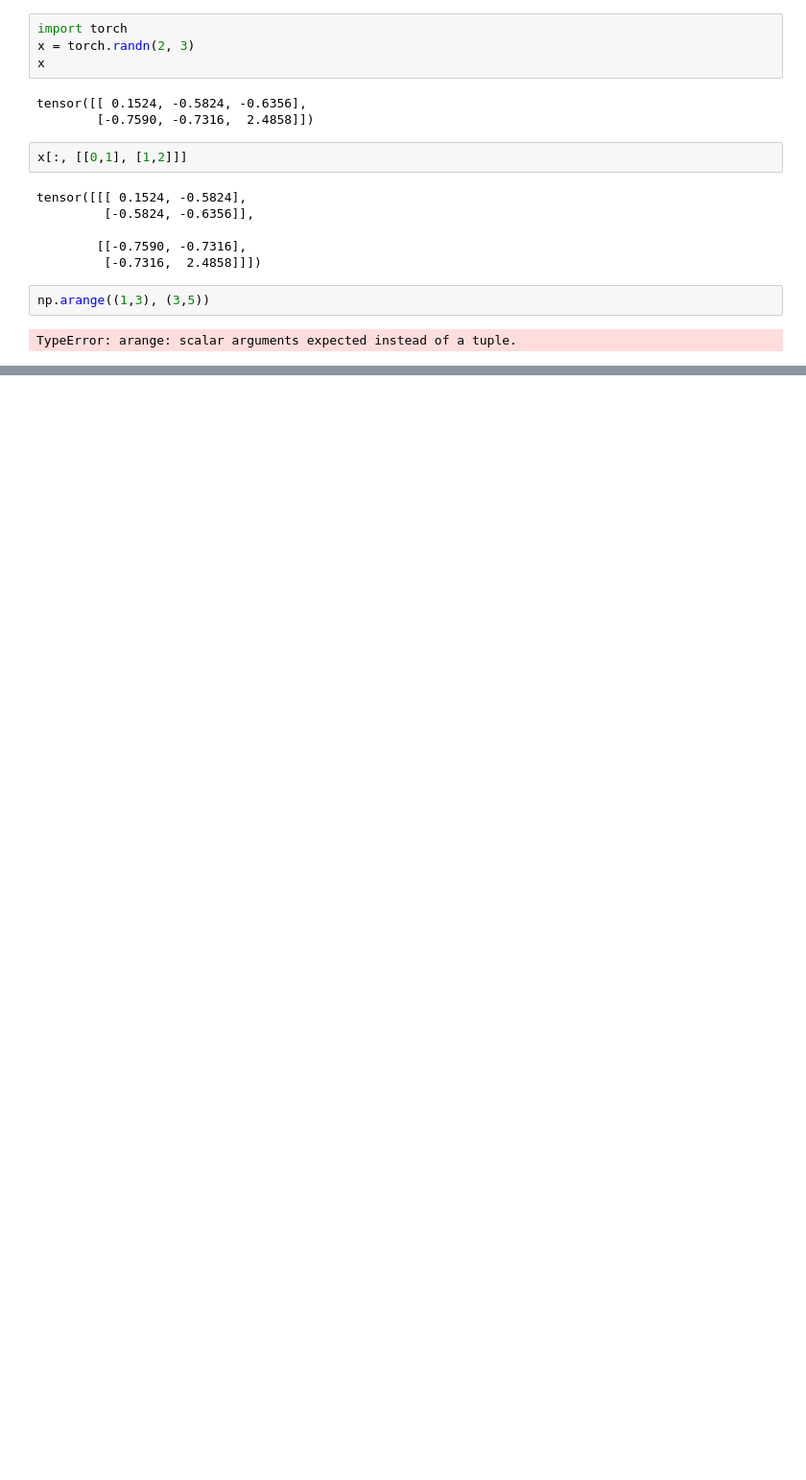
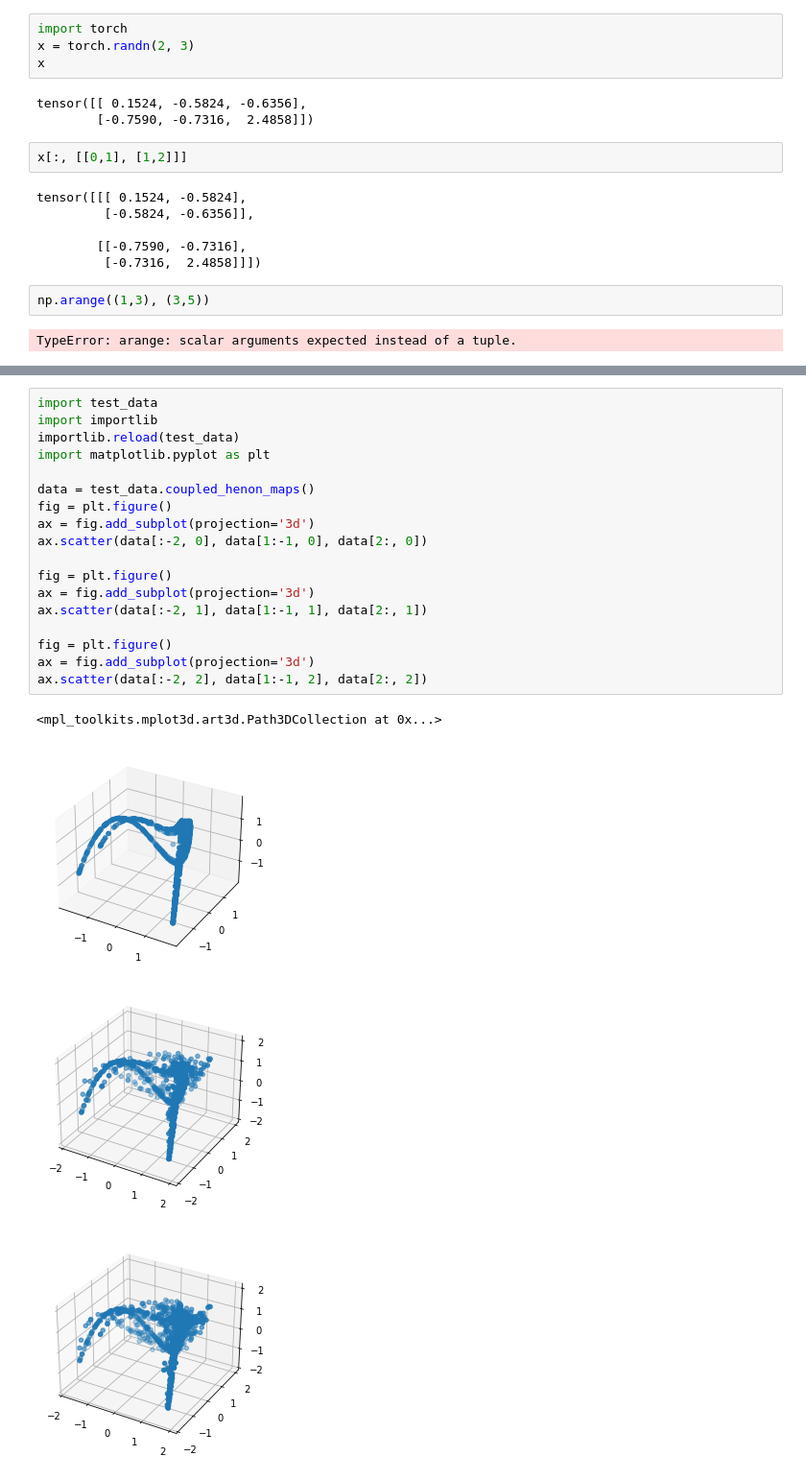
Before and after one commit to ysasano/gaii, a Jupyter notebook: check/gaii/exp_gaii_div.ipynb, the cells around one changed output, grey strips where cells are left out. Shown at 96% size. Saved outputs shown, nothing was run; the diff lists cells and outputs as text; blank space fills up the shorter version.

```diff
--- a/check/gaii/exp_gaii_div.ipynb
+++ b/check/gaii/exp_gaii_div.ipynb
@@ -126,0 +139,23 @@ plt.plot(data)
+# %%
+import test_data
+import importlib
+importlib.reload(test_data)
+import matplotlib.pyplot as plt
+
+data = test_data.coupled_henon_maps()
+fig = plt.figure()
+ax = fig.add_subplot(projection='3d')
+ax.scatter(data[:-2, 0], data[1:-1, 0], data[2:, 0])
+
+fig = plt.figure()
+ax = fig.add_subplot(projection='3d')
+ax.scatter(data[:-2, 1], data[1:-1, 1], data[2:, 1])
+
+fig = plt.figure()
+ax = fig.add_subplot(projection='3d')
+ax.scatter(data[:-2, 2], data[1:-1, 2], data[2:, 2])
+# %% [output]
+<mpl_toolkits.mplot3d.art3d.Path3DCollection at 0x...>
+[figure, added]
+[figure, added]
+[figure, added]
```
Also changed, not shown: parts of 6 cells of this notebook.
